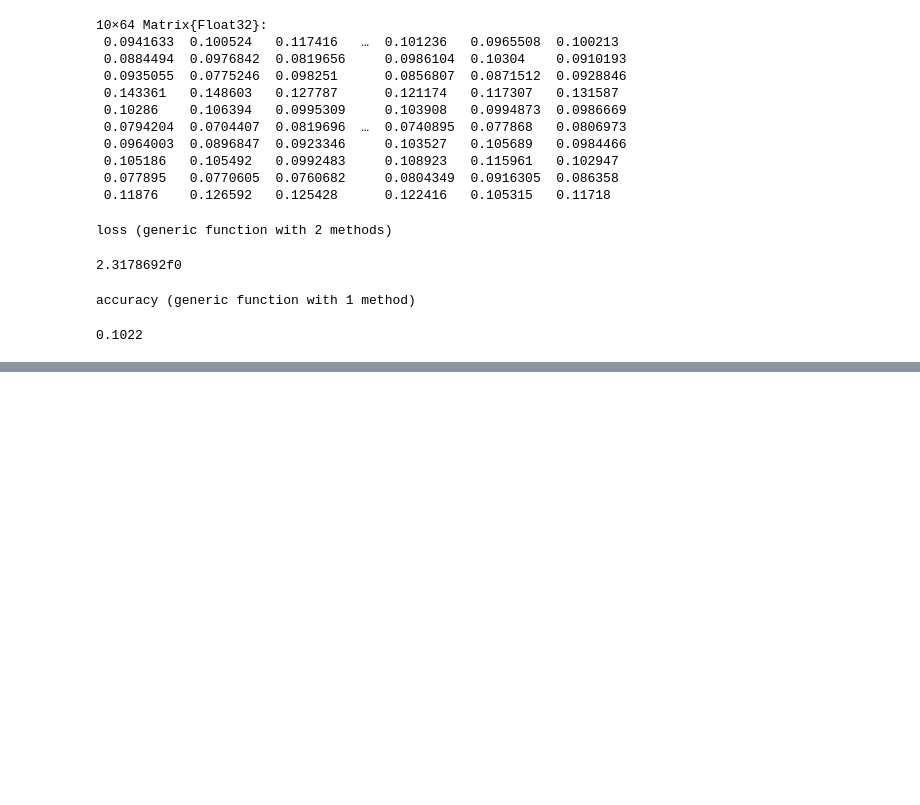
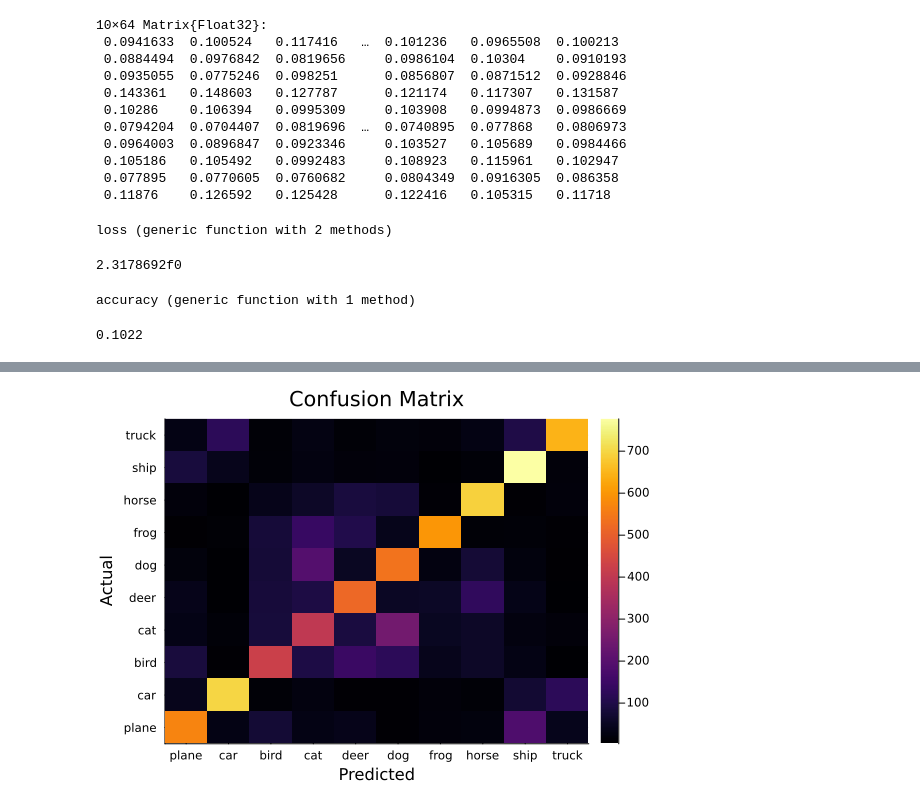
Before and after one commit to oliwia-wilczewska/DeepLearningProjektZaliczeniowy, a Jupyter notebook: data_exploration.ipynb, the cells around one changed output, grey strips where cells are left out. Drawn from its saved outputs; the diff is of its cells as text; code cells hidden in the pictures; blank space fills up the shorter version.

```diff
--- a/data_exploration.ipynb
+++ b/data_exploration.ipynb
@@ -229,0 +470,19 @@ end
+# %%
+using StatsBase, Plots
+
+cm = zeros(Int, 10, 10)
+for (t,p) in zip(trues, preds)
+    cm[t+1, p+1] += 1
+end
+
+heatmap(
+  cm,
+  xticks=(1:10, classes),
+  yticks=(1:10, classes),
+  xlabel="Predicted",
+  ylabel="Actual",
+  title="Confusion Matrix",
+  right_margin = 10Plots.mm,
+)
+# %% [output]
+[figure, added]
```
Also changed, not shown: parts of 29 cells of this notebook, 7 other files.
